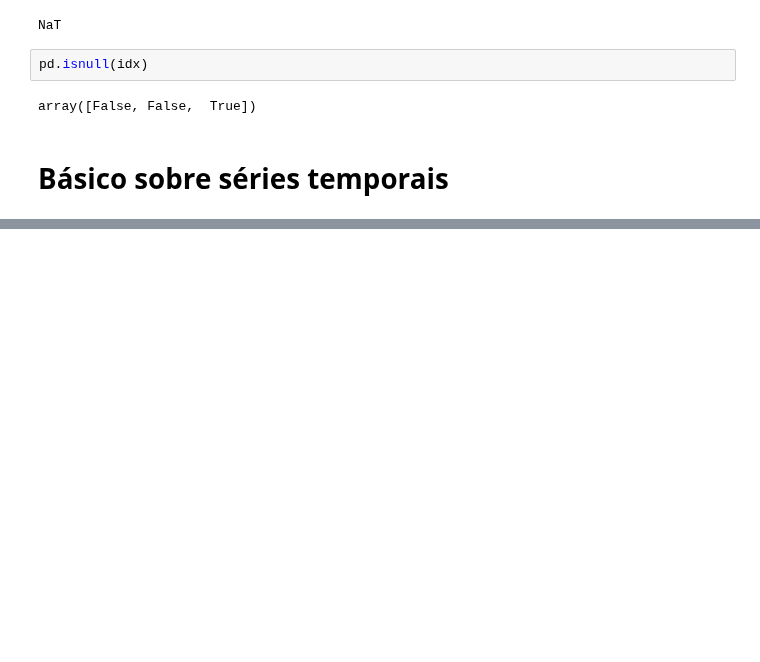
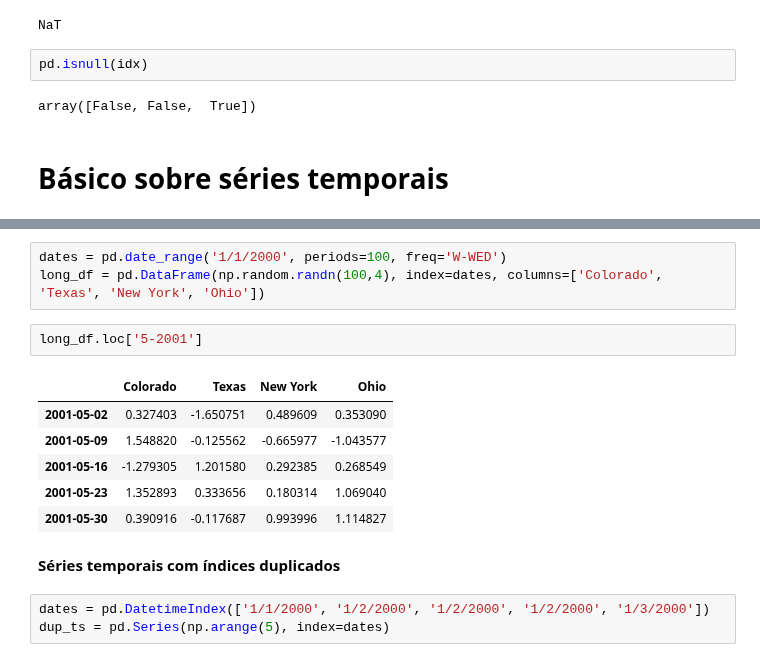
Before and after one commit to anicelysantos/-book-Python-para-Analise-de-dados, a Jupyter notebook: series_temporais.ipynb, the cells around one changed output, grey strips where cells are left out. Saved outputs shown, nothing was run; the diff lists cells and outputs as text; blank space fills up the shorter version.

```diff
--- a/series_temporais.ipynb
+++ b/series_temporais.ipynb
@@ -108,0 +251,17 @@ array([False, False,  True])
+# %%
+dates = pd.date_range('1/1/2000', periods=100, freq='W-WED')
+long_df = pd.DataFrame(np.random.randn(100,4), index=dates, columns=['Colorado', 'Texas', 'New York', 'Ohio'])
+# %%
+long_df.loc['5-2001']
+# %% [output]
+|  | Colorado | Texas | New York | Ohio |
+| 2001-05-02 | 0.327403 | -1.650751 | 0.489609 | 0.353090 |
+| 2001-05-09 | 1.548820 | -0.125562 | -0.665977 | -1.043577 |
+| 2001-05-16 | -1.279305 | 1.201580 | 0.292385 | 0.268549 |
+| 2001-05-23 | 1.352893 | 0.333656 | 0.180314 | 1.069040 |
+| 2001-05-30 | 0.390916 | -0.117687 | 0.993996 | 1.114827 |
+# %% [markdown]
+**Séries temporais com índices duplicados**
+# %%
+dates = pd.DatetimeIndex(['1/1/2000', '1/2/2000', '1/2/2000', '1/2/2000', '1/3/2000'])
+dup_ts = pd.Series(np.arange(5), index=dates)
```
Also changed, not shown: parts of 36 cells of this notebook.
